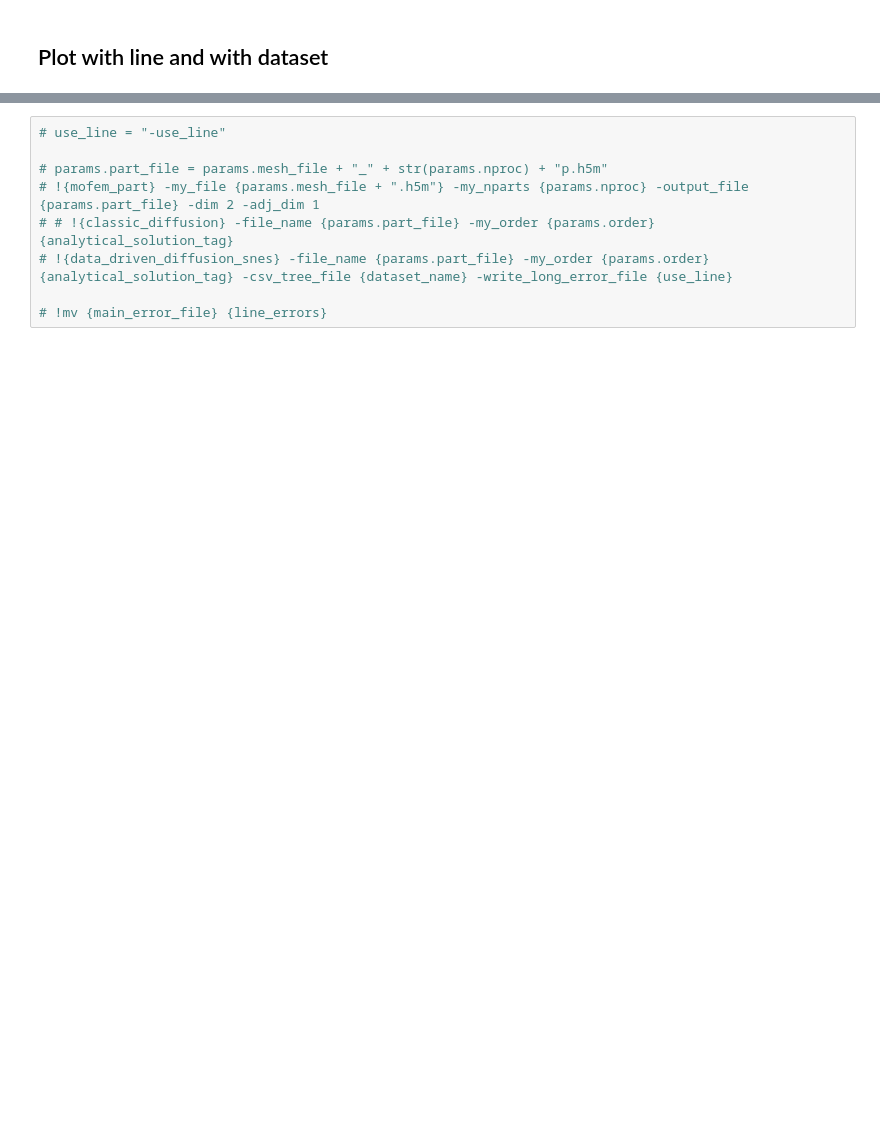
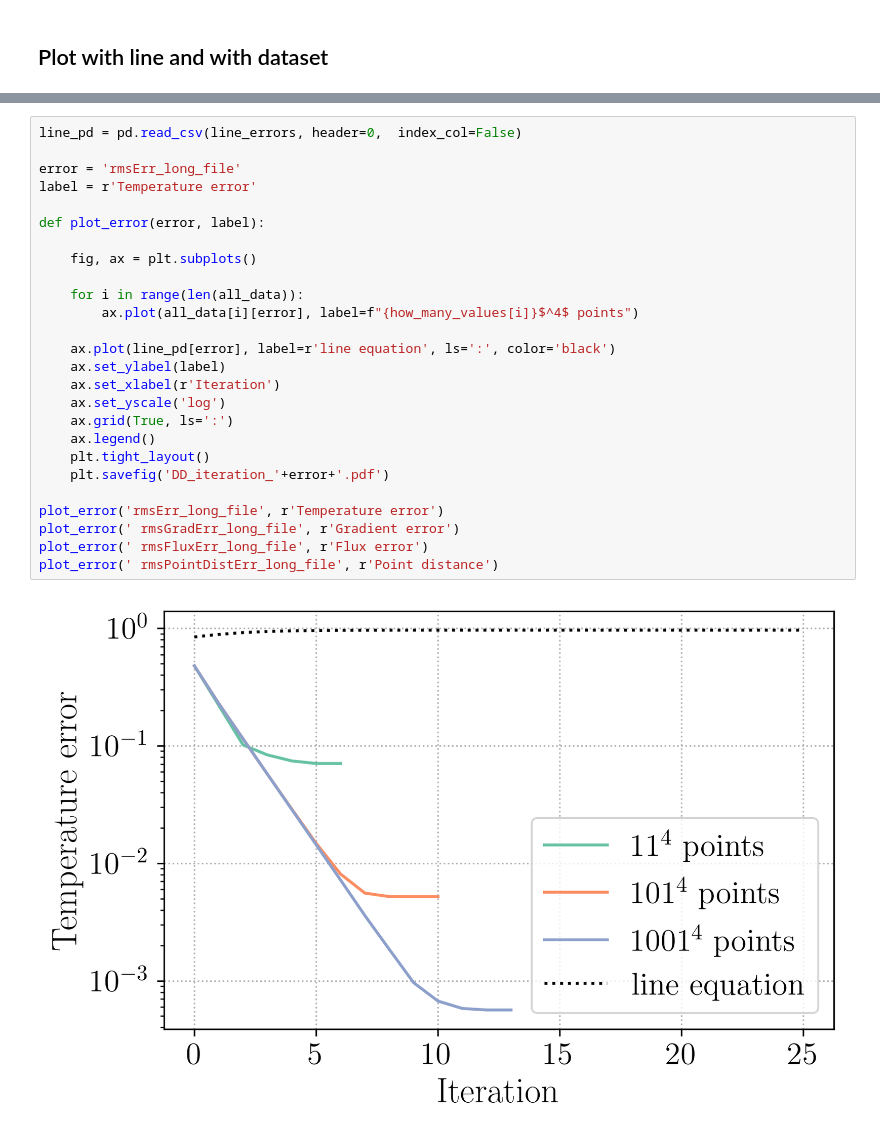
Before and after one commit to AdrianaKul/thesis_AK_analysis, a Jupyter notebook: c4_DD/simple_iteration_convergence/iteration_convergence.ipynb, the cells around one changed output, grey strips where cells are left out. Drawn from its saved outputs; the diff is of its cells as text; blank space fills up the shorter version.

```diff
--- a/c4_DD/simple_iteration_convergence/iteration_convergence.ipynb
+++ b/c4_DD/simple_iteration_convergence/iteration_convergence.ipynb
@@ -258,9 +403,28 @@ params.part_file = params.mesh_file + "_" + str(params.nproc) + "p.h5m"
-# %%
-# use_line = "-use_line"
-
-# params.part_file = params.mesh_file + "_" + str(params.nproc) + "p.h5m"
-# !{mofem_part} -my_file {params.mesh_file + ".h5m"} -my_nparts {params.nproc} -output_file {params.part_file} -dim 2 -adj_dim 1
-# # !{classic_diffusion} -file_name {params.part_file} -my_order {params.order} {analytical_solution_tag}
-# !{data_driven_diffusion_snes} -file_name {params.part_file} -my_order {params.order} {analytical_solution_tag} -csv_tree_file {dataset_name} -write_long_error_file {use_line}
-
-# !mv {main_error_file} {line_errors}
+# %%
+line_pd = pd.read_csv(line_errors, header=0,  index_col=False)
+
+error = 'rmsErr_long_file'
+label = r'Temperature error'
+
+def plot_error(error, label):
+
+    fig, ax = plt.subplots()
+
+    for i in range(len(all_data)):
+        ax.plot(all_data[i][error], label=f"{how_many_values[i]}$^4$ points")
+
+    ax.plot(line_pd[error], label=r'line equation', ls=':', color='black')
+    ax.set_ylabel(label)
+    ax.set_xlabel(r'Iteration')
+    ax.set_yscale('log')
+    ax.grid(True, ls=':')
+    ax.legend()
+    plt.tight_layout()
+    plt.savefig('DD_iteration_'+error+'.pdf')
+
+plot_error('rmsErr_long_file', r'Temperature error')
+plot_error(' rmsGradErr_long_file', r'Gradient error')
+plot_error(' rmsFluxErr_long_file', r'Flux error')
+plot_error(' rmsPointDistErr_long_file', r'Point distance')
+# %% [output]
+[figure, added]
```
Also changed, not shown: parts of 20 cells of this notebook, 9 other files.
